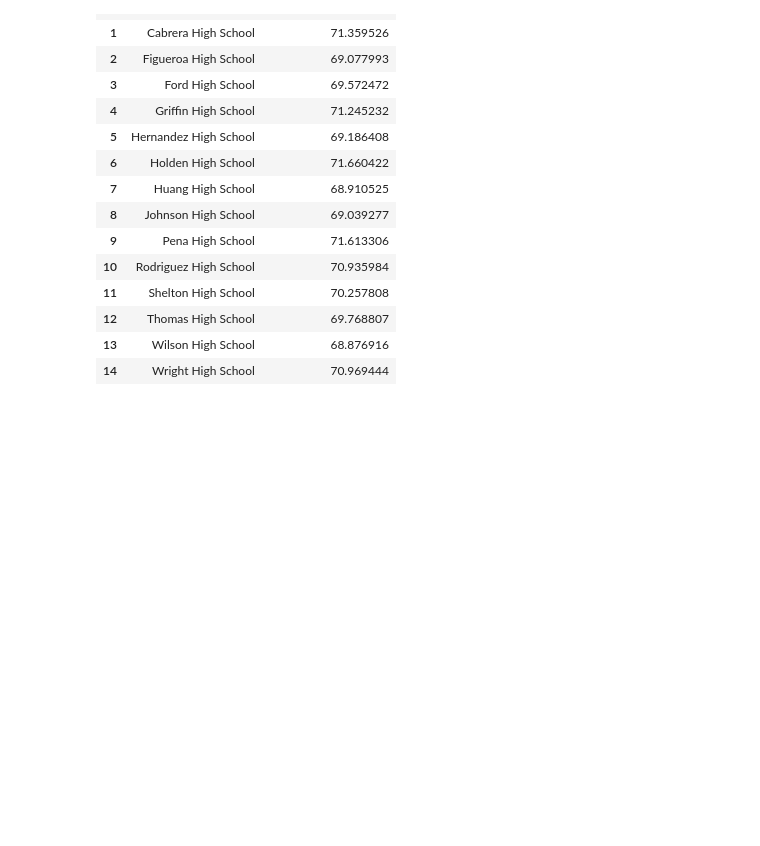
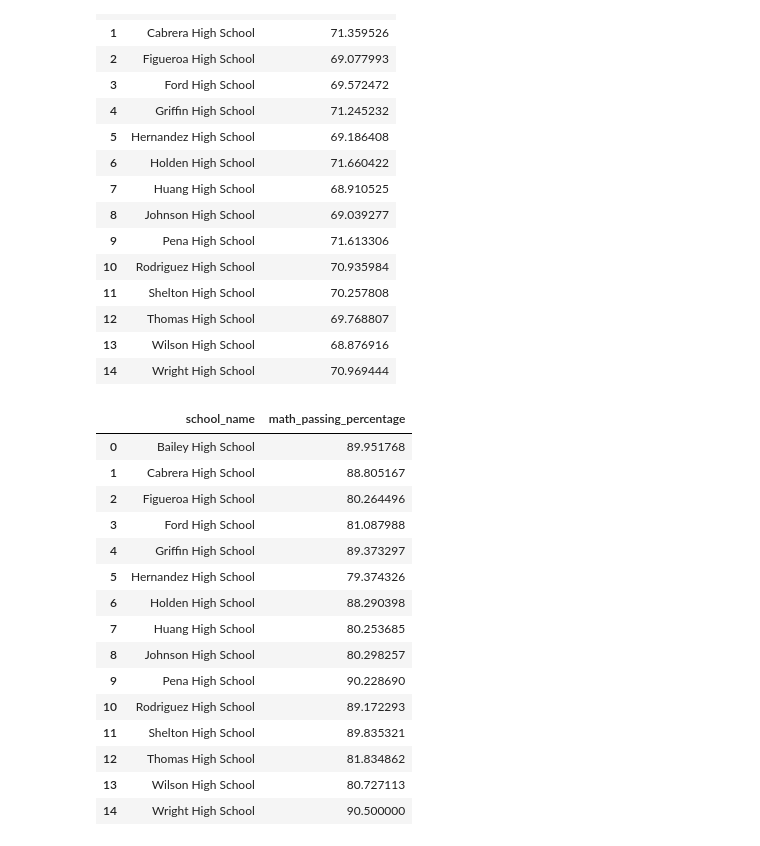
Before and after one commit to yslavcom-code/pandas-challenge, a Jupyter notebook: report.ipynb, the cells around one changed output. Drawn from its saved outputs; the diff is of its cells as text; code cells hidden in the pictures; blank space fills up the shorter version.

Commit message:
Added percentage passing maths/reading per school

```diff
--- a/report.ipynb
+++ b/report.ipynb
@@ -234,3 +234,33 @@ per_school_reading
 | 12 | Thomas High School | 69.768807 |
 | 13 | Wilson High School | 68.876916 |
 | 14 | Wright High School | 70.969444 |
+# %%
+# Get the students who passed maths and passed reading by creating separate filtered DataFrames from school_data_complete.
+total_students_per_school = school_data_complete.groupby('school_name').size()
+students_passing_math = school_data_complete[school_data_complete['maths_score'] > 50].groupby('school_name').size()
+school_passing_maths = (students_passing_math / total_students_per_school * 100).reset_index(name='math_passing_percentage')
+
+students_passing_reading = school_data_complete[school_data_complete['reading_score'] > 50].groupby('school_name').size()
+school_passing_reading = (students_passing_reading / total_students_per_school * 100).reset_index(name='reading_passing_percentage')
+
+# Get the students who passed both reading and maths in a separate DataFrame from school_data_complete.
+#passing_maths_and_reading =
+# %%
+school_passing_maths
+# %% [output]
+|  | school_name | math_passing_percentage |
+| 0 | Bailey High School | 89.951768 |
+| 1 | Cabrera High School | 88.805167 |
+| 2 | Figueroa High School | 80.264496 |
+| 3 | Ford High School | 81.087988 |
+| 4 | Griffin High School | 89.373297 |
+| 5 | Hernandez High School | 79.374326 |
+| 6 | Holden High School | 88.290398 |
+| 7 | Huang High School | 80.253685 |
+| 8 | Johnson High School | 80.298257 |
+| 9 | Pena High School | 90.228690 |
+| 10 | Rodriguez High School | 89.172293 |
+| 11 | Shelton High School | 89.835321 |
+| 12 | Thomas High School | 81.834862 |
+| 13 | Wilson High School | 80.727113 |
+| 14 | Wright High School | 90.500000 |
```
Also changed, not shown: parts of 1 cell of this notebook.
